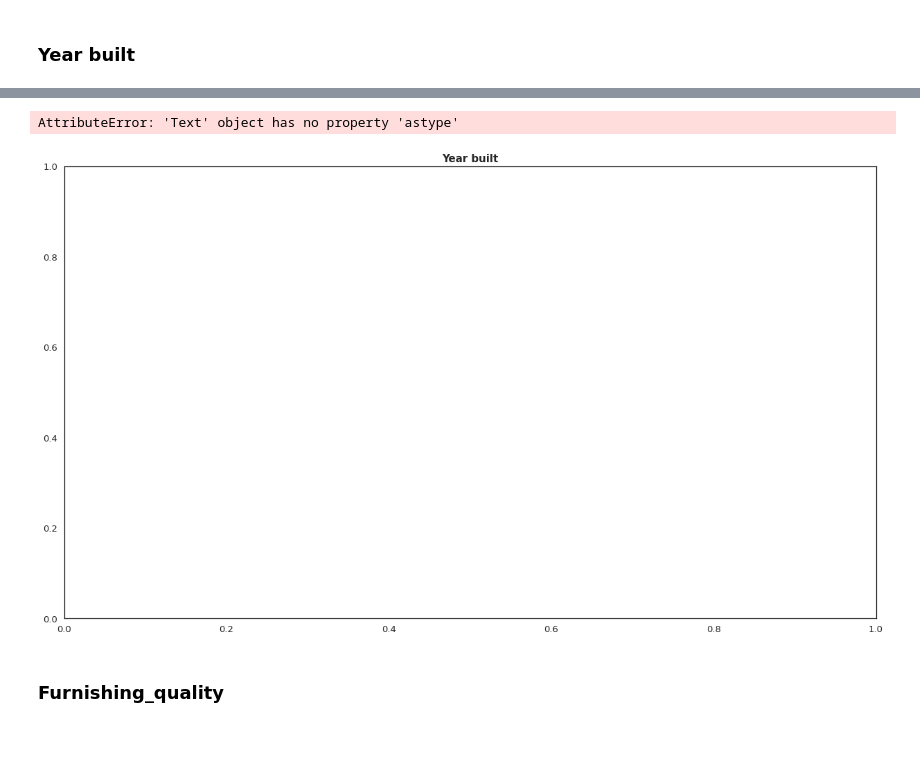
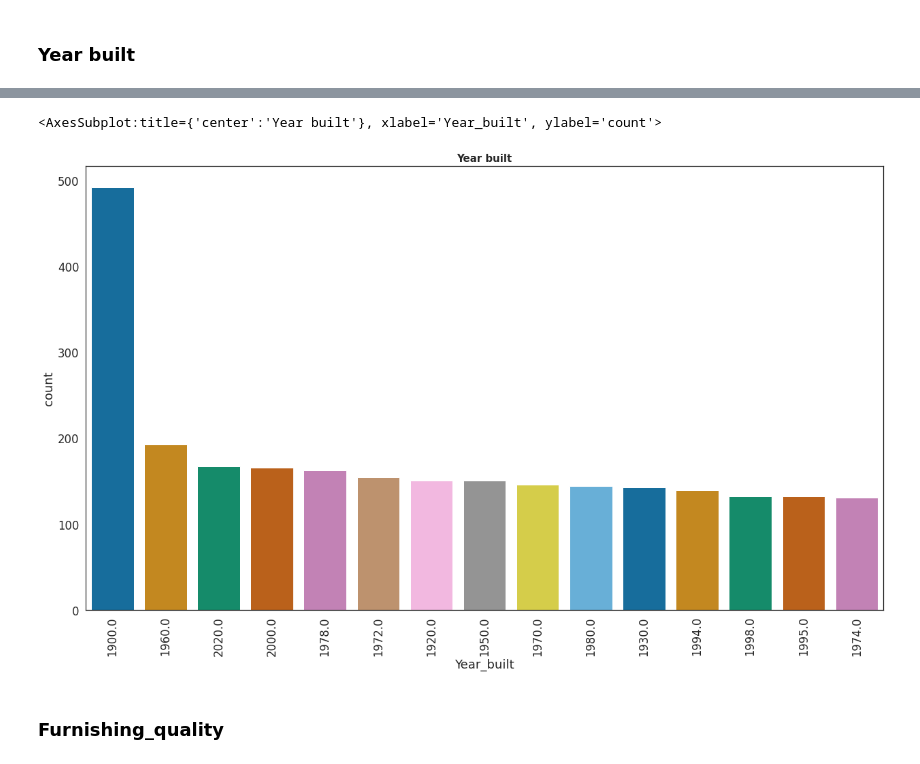
Before and after one commit to clytaemnestra/real-estate-data-analysis, a Jupyter notebook: analysis.ipynb, the cells around one changed output, grey strips where cells are left out. Drawn from its saved outputs; the diff is of its cells as text; code cells hidden in the pictures; blank space fills up the shorter version.

```diff
--- a/analysis.ipynb
+++ b/analysis.ipynb
@@ -290,12 +290,12 @@ sns.violinplot(x=df['Year_built'], palette=colorblind_palette)
 # %%
 # plot year built - first 15
 plt.figure(figsize=(21,12))
 plt.title('Year built', fontsize=15, fontweight='bold', ha='center')
-plt.xticks(astype=int, rotation=90)
+plt.xticks(rotation=90)
 sns.countplot(x=df['Year_built'], palette=colorblind_palette, order=df['Year_built'].value_counts().iloc[:15].index)
 # %% [output]
-AttributeError: 'Text' object has no property 'astype'
+<AxesSubplot:title={'center':'Year built'}, xlabel='Year_built', ylabel='count'>
-[figure, old version]
+[figure, new version]
 # %% [markdown]
 ### Furnishing_quality
 # %%
```
Also changed, not shown: parts of 41 cells of this notebook.
